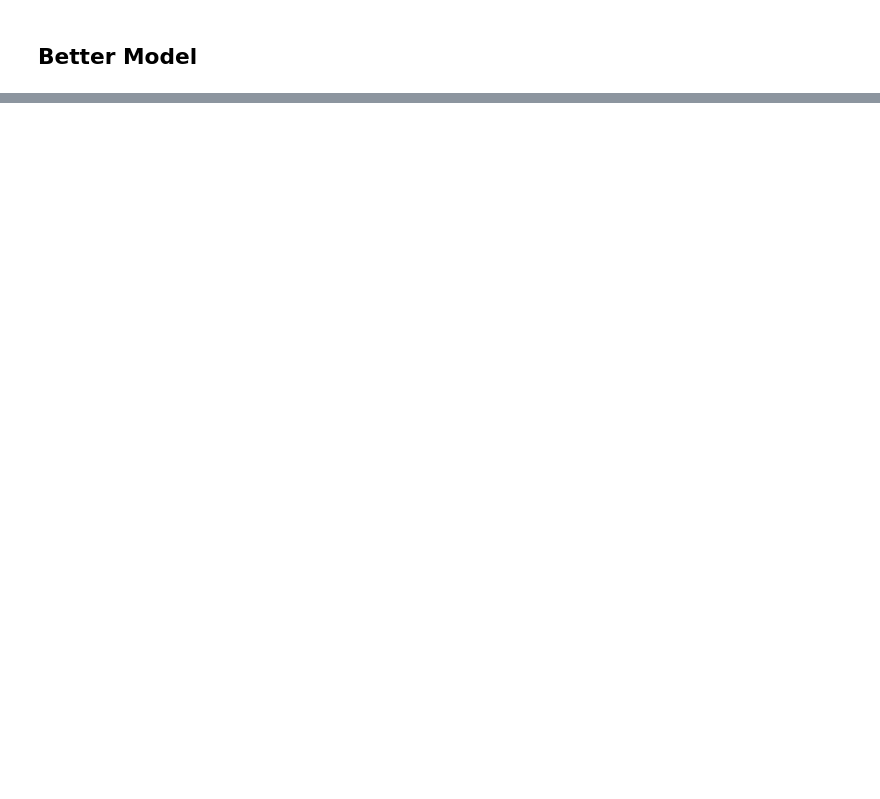
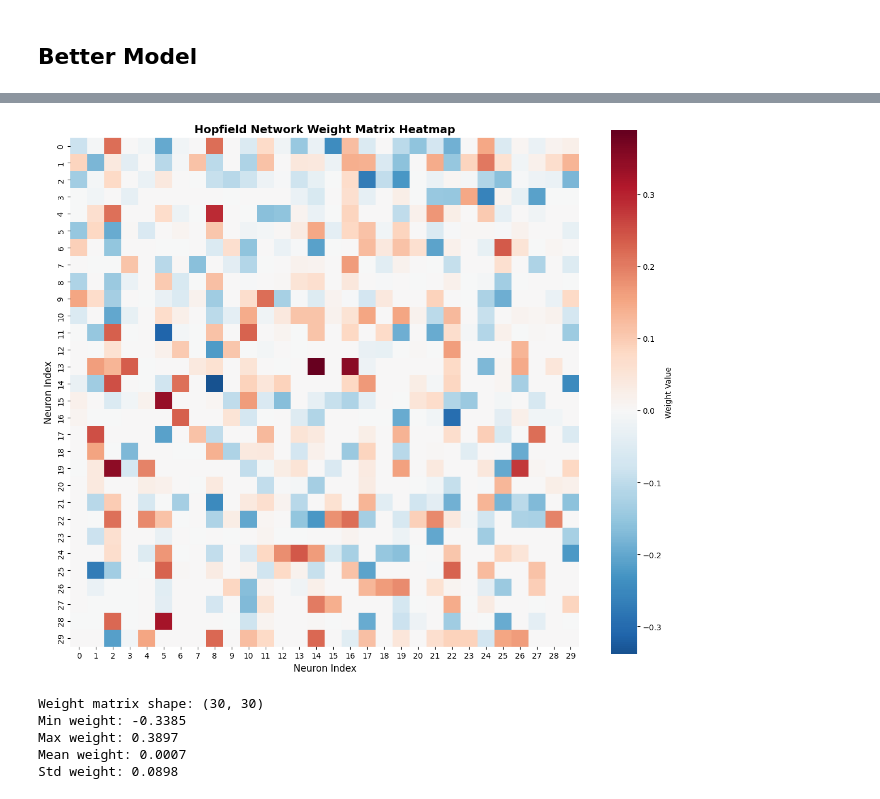
Before and after one commit to lburtle/neuralcluster, a Jupyter notebook: models/4taskhopfield.ipynb, the cells around one changed output, grey strips where cells are left out. Cells and saved outputs as stored; diff of their text form; code cells hidden in the pictures; blank space fills up the shorter version.

Commit message:
Added Weight Matrix Heatmap

```diff
--- a/models/4taskhopfield.ipynb
+++ b/models/4taskhopfield.ipynb
@@ -239,0 +240,34 @@ Detected clusters: {3: 0, 4: 0, 7: 0, 10: 0, 11: 0, 12: 0, 13: 0, 14: 0, 19: 0,
+# %%
+import seaborn as sns
+
+# Extract weight matrix and convert to numpy
+weight_matrix = model.weights.data.cpu().numpy()
+
+# Create heatmap
+plt.figure(figsize=(12, 10))
+sns.heatmap(weight_matrix,
+            cmap='RdBu_r',
+            center=0,
+            square=True,
+            cbar_kws={'label': 'Weight Value'},
+            xticklabels=range(model.num_neurons),
+            yticklabels=range(model.num_neurons))
+plt.title('Hopfield Network Weight Matrix Heatmap', fontsize=14, fontweight='bold')
+plt.xlabel('Neuron Index', fontsize=12)
+plt.ylabel('Neuron Index', fontsize=12)
+plt.tight_layout()
+plt.show()
+
+# Print some statistics
+print(f"Weight matrix shape: {weight_matrix.shape}")
+print(f"Min weight: {weight_matrix.min():.4f}")
+print(f"Max weight: {weight_matrix.max():.4f}")
+print(f"Mean weight: {weight_matrix.mean():.4f}")
+print(f"Std weight: {weight_matrix.std():.4f}")
+# %% [output]
+[figure, added]
+Weight matrix shape: (30, 30)
+Min weight: -0.3385
+Max weight: 0.3897
+Mean weight: 0.0007
+Std weight: 0.0898
```
Also changed, not shown: parts of 2 cells of this notebook.
